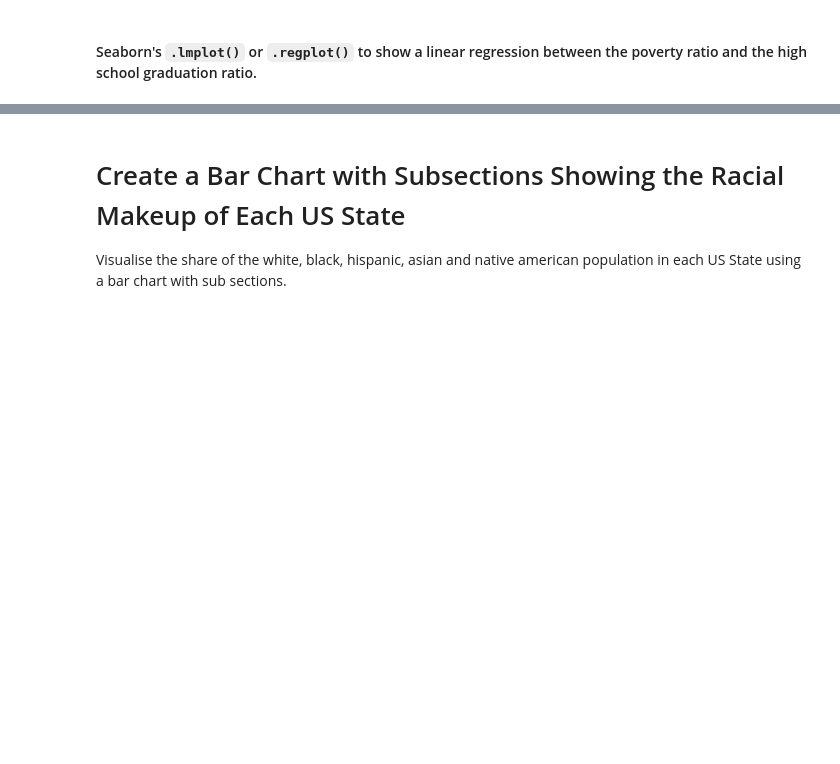
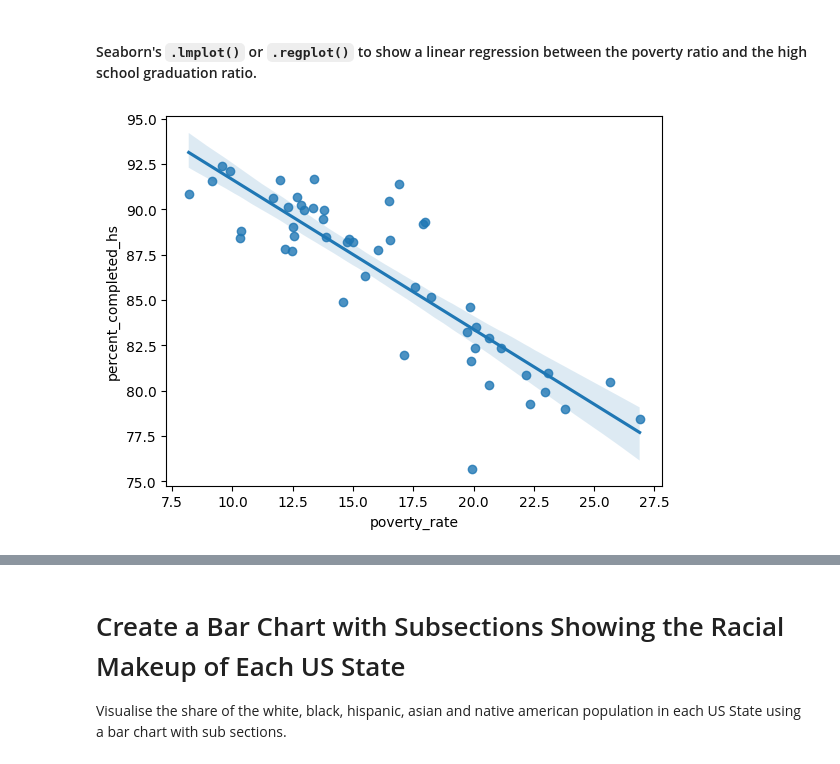
Before and after one commit to JustAnotherHeroRiding/day-99-Deaths-Involving-the-police-in-the-US, a Jupyter notebook: Fatal_Force_(start).ipynb, the cells around one changed output, grey strips where cells are left out. Cells and saved outputs as stored; diff of their text form; code cells hidden in the pictures; blank space fills up the shorter version.

```diff
--- a/Fatal_Force_(start).ipynb
+++ b/Fatal_Force_(start).ipynb
@@ -75,2 +280,7 @@ Show the High School Graduation Rate in ascending order of US States. Which stat
 # %% [markdown]
 #### Seaborn's `.lmplot()` or `.regplot()` to show a linear regression between the poverty ratio and the high school graduation ratio.
+# %%
+sns.regplot(x='poverty_rate', y='percent_completed_hs', data=poverty_highschool)
+plt.show()
+# %% [output]
+[figure, added]
```
Also changed, not shown: parts of 21 cells of this notebook.
